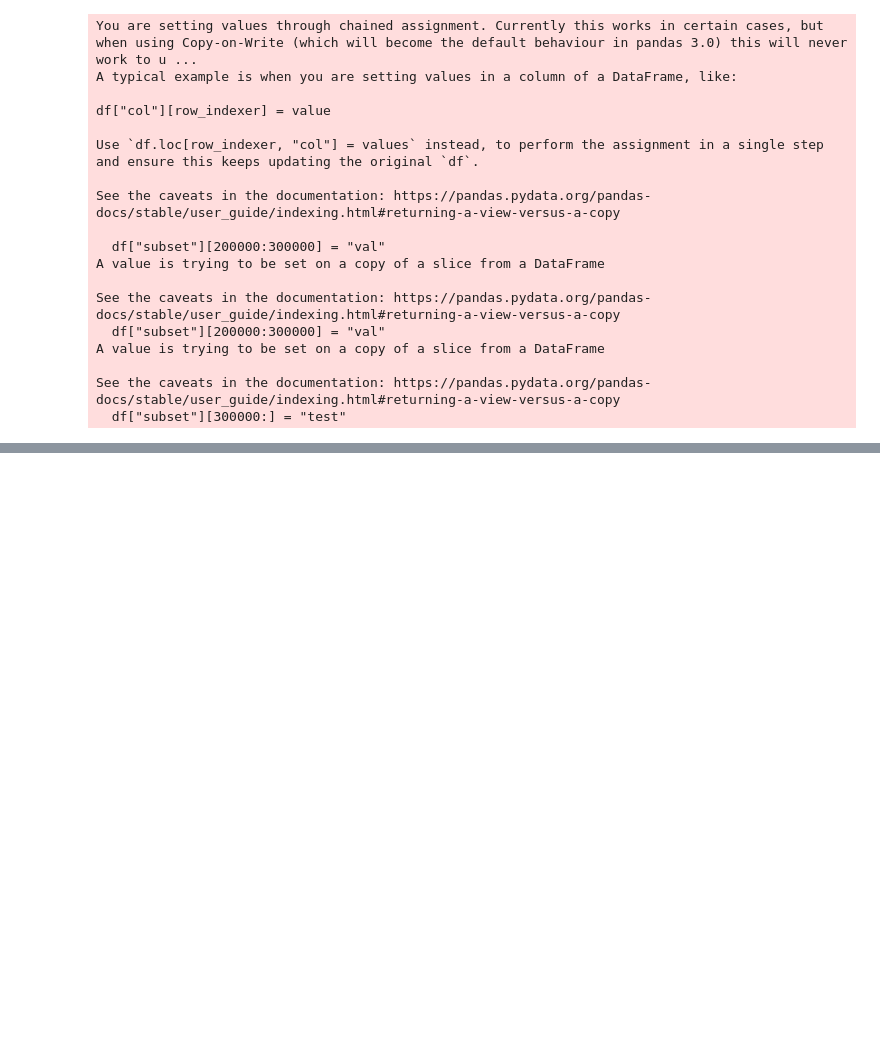
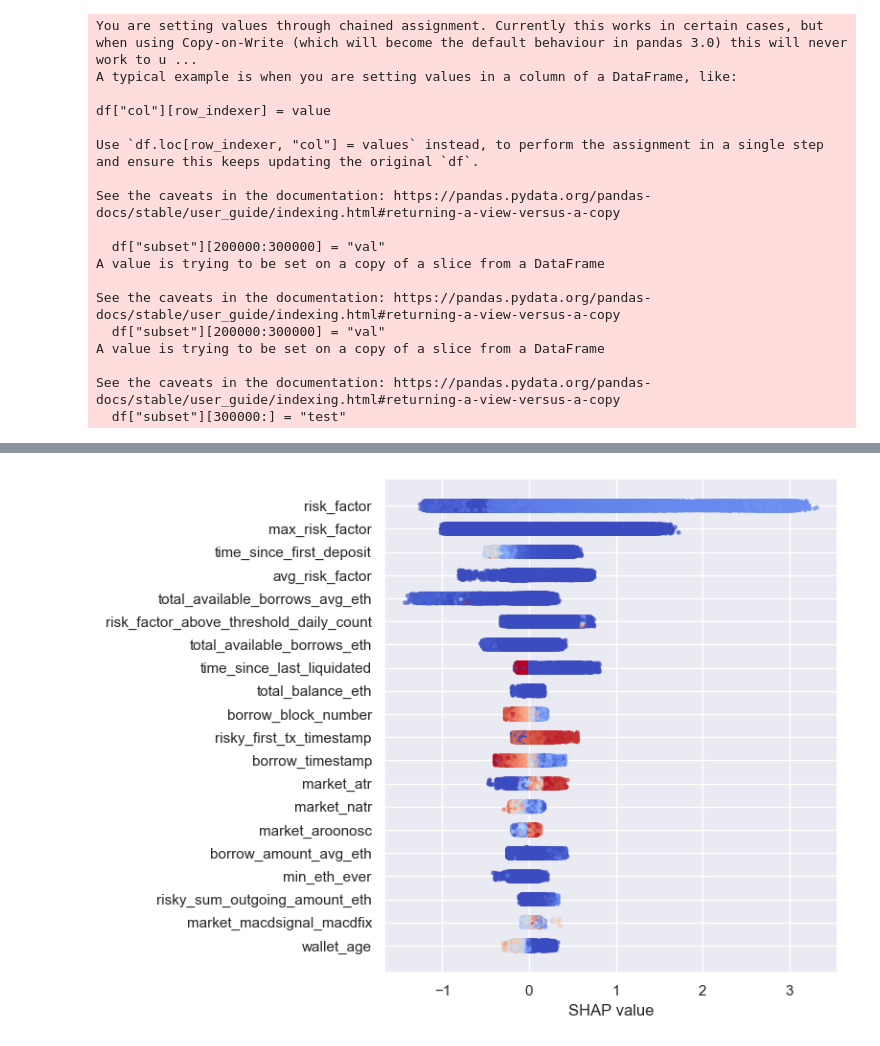
Before and after one commit to Kaifogolik/public_ml_test, a Jupyter notebook: src/EDA.ipynb, the cells around one changed output, grey strips where cells are left out. Saved outputs shown, nothing was run; the diff lists cells and outputs as text; code cells hidden in the pictures; blank space fills up the shorter version.

```diff
--- a/src/EDA.ipynb
+++ b/src/EDA.ipynb
@@ -312,0 +373,13 @@ weighted avg       0.76      0.76      0.76    142961
+# %%
+feat_names = X_te.columns
+order = np.argsort(np.abs(shap_values).mean(0))[::-1][:20]
+
+plt.figure(figsize=(8,6))
+for pos, j in enumerate(order):
+    y = np.full(len(X_te), pos) + (np.random.rand(len(X_te))-0.5)*0.4
+    c = X_te.iloc[:, j]
+    plt.scatter(shap_values[:, j], y, c=c, cmap='coolwarm', s=6, alpha=0.6)
+plt.yticks(range(len(order)), feat_names[order])
+plt.xlabel("SHAP value"); plt.gca().invert_yaxis(); plt.tight_layout(); plt.show()
+# %% [output]
+[figure, added]
```
Also changed, not shown: parts of 15 cells of this notebook, 10 other files.
